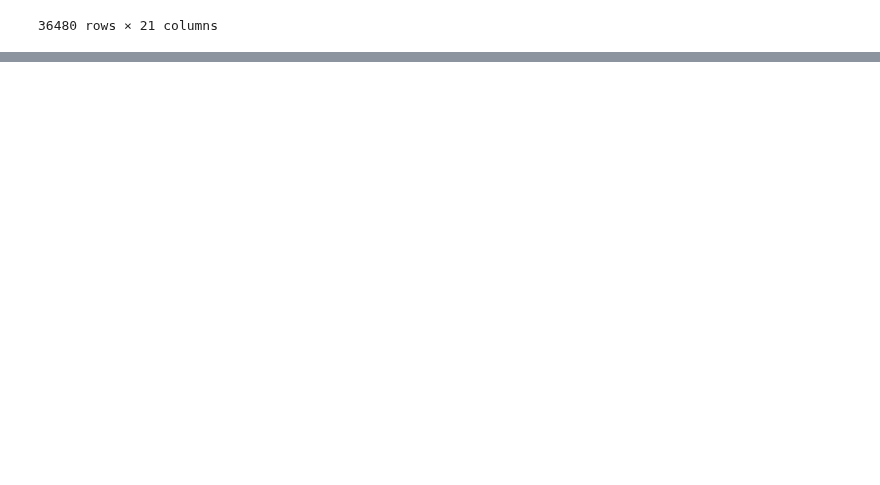
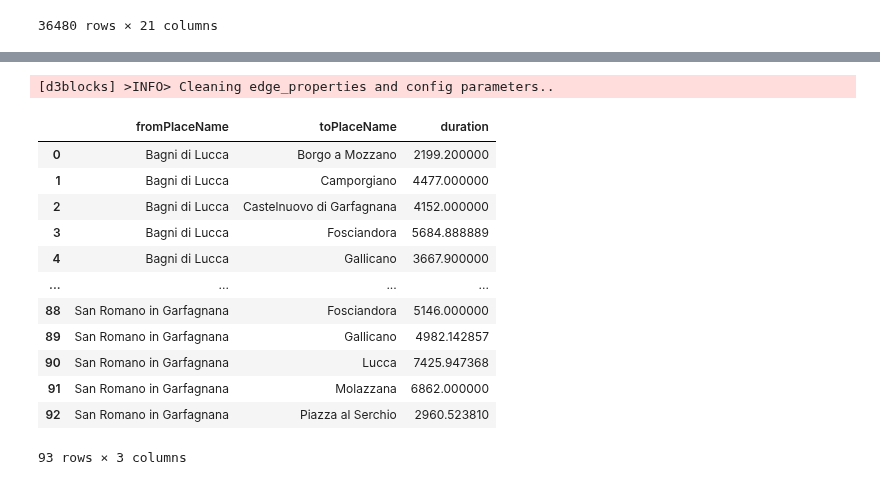
Before and after one commit to bianchi-john/OTPBorghi, a Jupyter notebook: plotter.ipynb, the cells around one changed output, grey strips where cells are left out. Cells and saved outputs as stored; diff of their text form; code cells hidden in the pictures; blank space fills up the shorter version.

Commit message:
changed chord library

```diff
--- a/plotter.ipynb
+++ b/plotter.ipynb
@@ -209,36 +208,18 @@ choordDiagram(df, '10-01-2023')
 # %%
-
-from bokeh.layouts import row
-from bokeh.io import push_notebook, show, output_notebook
-
-
-def choordDiagramAlternative(df, date=None, time=None):
+def choordDiagramAVGTripTime(df, date=None, time=None):
+    d3 = D3Blocks()
     if date is not None:
         df = df[df['date'] == date]
     if time is not None:
         df = df[df['time'] == time]
     df = df[df['available'] == True]
-    df.drop(columns=['walkDistance','available','duration','fromPalceCord','toPlaceCord','walkLimitExceeded','generalizedCost','elevationLost','elevationGained','transfers','fare','url_to_watch','ResponseData','rawOutput','startTime','endTime', 'walkTime'], inplace=True)
-    df = df.groupby(['fromPlaceName', 'toPlaceName']).size().reset_index(name='count')
-    #df = df.pivot(index='fromPlaceName', columns='toPlaceName', values='count')
-    # Sostituire i NaN con zero
+    df.drop(columns=['walkDistance','available','fromPalceCord','toPlaceCord','walkLimitExceeded','generalizedCost','elevationLost','elevationGained','transfers','fare','url_to_watch','ResponseData','rawOutput','startTime','endTime', 'walkTime'], inplace=True)
+    df = df.groupby(['fromPlaceName', 'toPlaceName'])['duration'].mean().reset_index()
+    #df = df.groupby(['fromPlaceName', 'toPlaceName']).size().reset_index(name='count')
     df = df.fillna(0)
-
-    ######################################
-    ######################################
-
-    df.rename(columns={'fromPlaceName': 'source', 'toPlaceName': 'target', 'count': 'value'}, inplace=True)
-    # Convert the DataFrame to a Dataset
-    ds = hv.Dataset(df, kdims=['source', 'target'], vdims=['value'])
-
-    # Create the chord diagram
-    chord = hv.Chord(ds)
-
-    # Set the chord diagram options
-    chord.opts(opts.Chord(cmap='Category20', edge_cmap='Category20', edge_color=dim('source').str(), labels='name', node_color=dim('index').str()))
-
-    # Render the chord diagram
-    show(hv.render(chord))
+    df.rename(columns={'fromPlaceName': 'source', 'toPlaceName': 'target', 'count': 'weight'}, inplace=True)
+    d3.chord(df, ordering=np.sort(np.unique(df['source'].values)))
+    d3.chord(df, ordering='')
 # %%
-choordDiagramAlternative(df, '10-01-2023')
+choordDiagramAVGTripTime(df, '10-01-2023')
 # %% [output]
@@ -246,0 +226,14 @@ choordDiagramAlternative(df, '10-01-2023')
+[d3blocks] >INFO> Cleaning edge_properties and config parameters..
+|  | fromPlaceName | toPlaceName | duration |
+| 0 | Bagni di Lucca | Borgo a Mozzano | 2199.200000 |
+| 1 | Bagni di Lucca | Camporgiano | 4477.000000 |
+| 2 | Bagni di Lucca | Castelnuovo di Garfagnana | 4152.000000 |
+| 3 | Bagni di Lucca | Fosciandora | 5684.888889 |
+| 4 | Bagni di Lucca | Gallicano | 3667.900000 |
+| ... | ... | ... | ... |
+| 88 | San Romano in Garfagnana | Fosciandora | 5146.000000 |
+| 89 | San Romano in Garfagnana | Gallicano | 4982.142857 |
+| 90 | San Romano in Garfagnana | Lucca | 7425.947368 |
+| 91 | San Romano in Garfagnana | Molazzana | 6862.000000 |
+| 92 | San Romano in Garfagnana | Piazza al Serchio | 2960.523810 |
+93 rows × 3 columns
```
Also changed, not shown: parts of 6 cells of this notebook.
